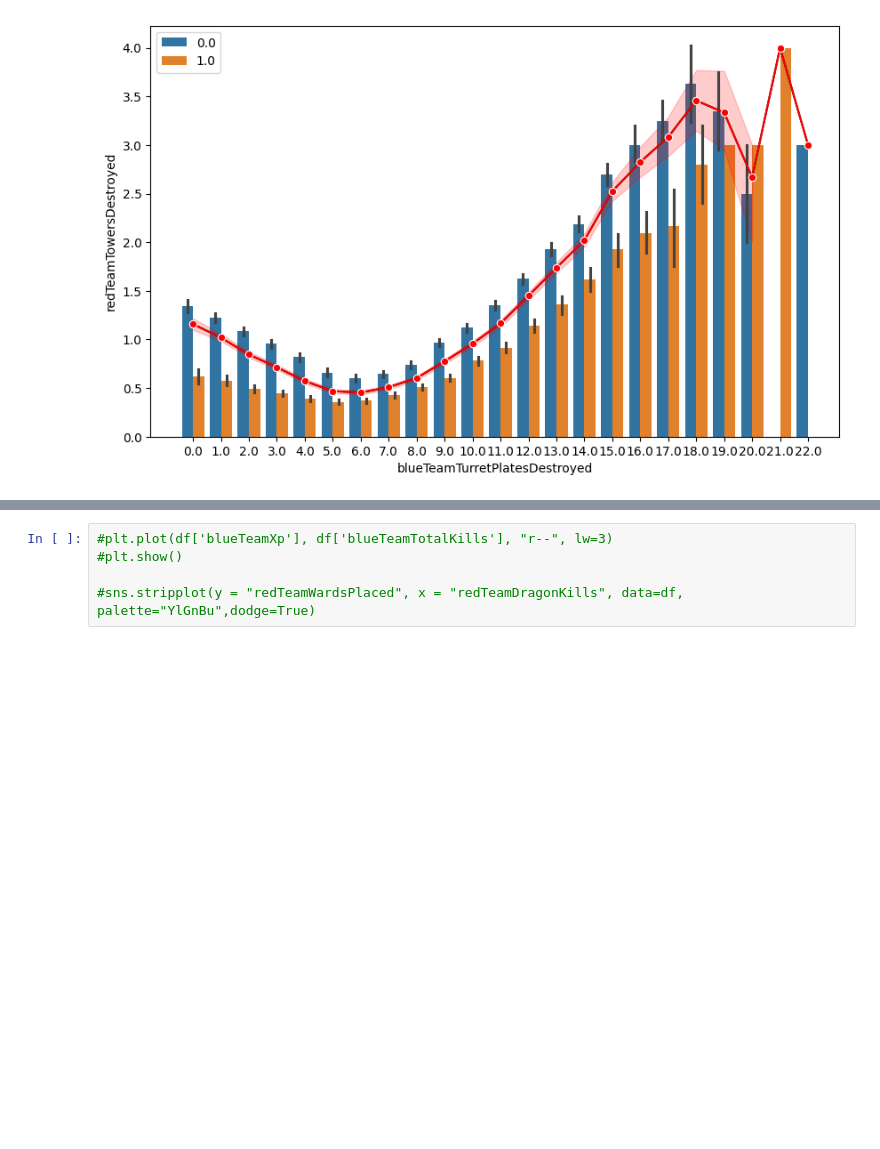
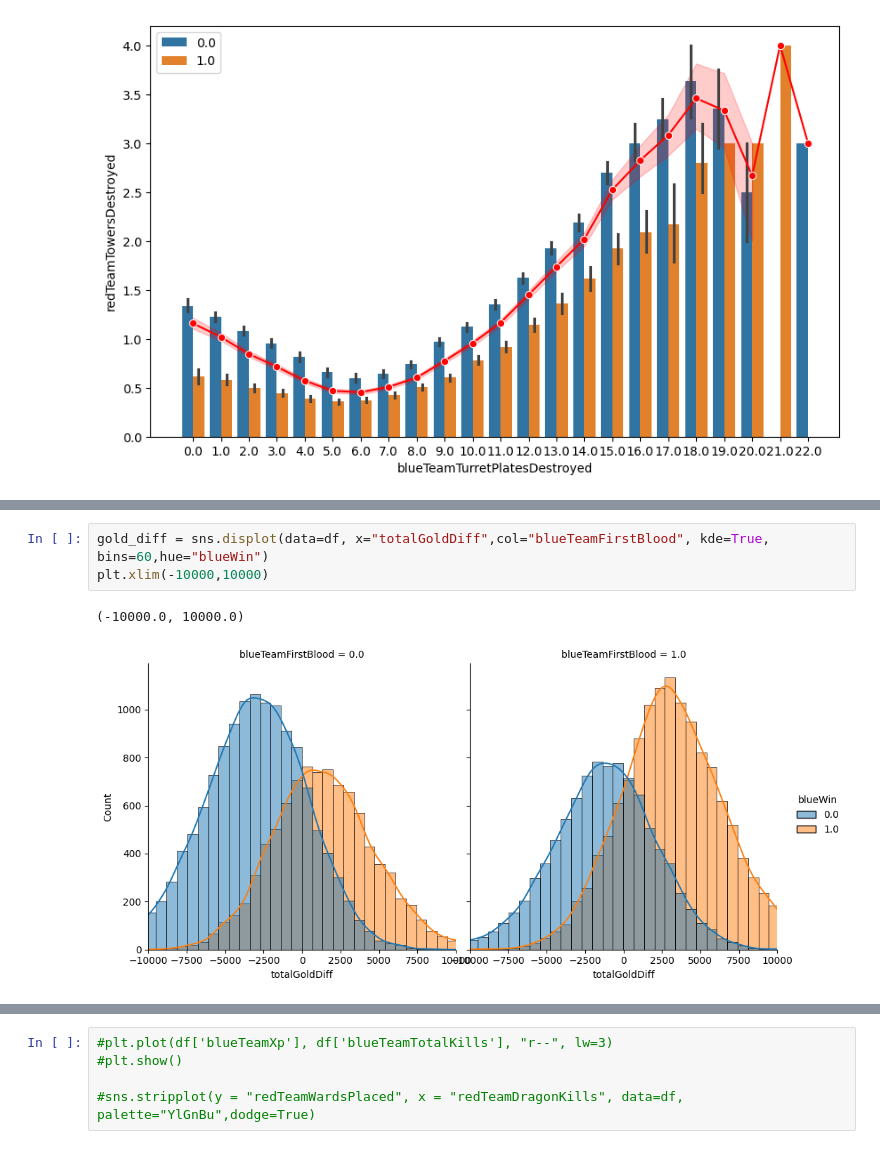
Before and after one commit to KOlCIqwq/Data_Science_Project, a Jupyter notebook: Final_Project/Main.ipynb, the cells around one changed output, grey strips where cells are left out. Cells and saved outputs as stored; diff of their text form; blank space fills up the shorter version.

```diff
--- a/Final_Project/Main.ipynb
+++ b/Final_Project/Main.ipynb
@@ -278,0 +284,6 @@ sns.scatterplot(x="blueTeamTotalGold" ,y= "blueTeamTotalKills", data=df, hue="bl
+# %%
+gold_diff = sns.displot(data=df, x="totalGoldDiff",col="blueTeamFirstBlood", kde=True, bins=60,hue="blueWin")
+plt.xlim(-10000,10000)
+# %% [output]
+(-10000.0, 10000.0)
+[figure, added]
```
Also changed, not shown: parts of 9 cells of this notebook.
